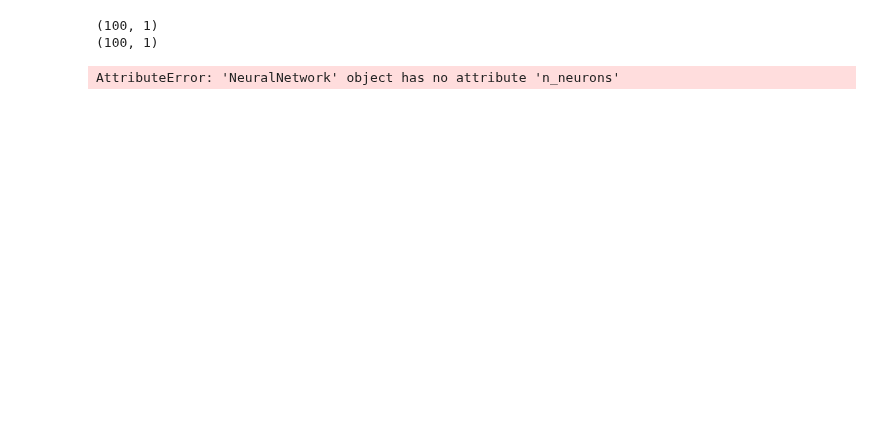
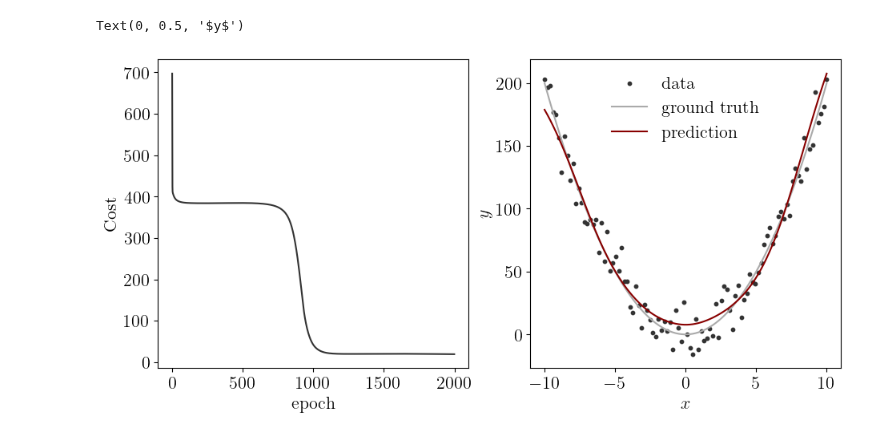
Before and after one commit to pastranacl/IAcobus, a Jupyter notebook: neural_network_scratch.ipynb, the cells around one changed output. Cells and saved outputs as stored; diff of their text form; code cells hidden in the pictures; blank space fills up the shorter version.

Commit message:
First functional version! test codes parabola

```diff
--- a/neural_network_scratch.ipynb
+++ b/neural_network_scratch.ipynb
@@ -6,46 +6,76 @@ from neurnet import NeuralNetwork
 # %%
 """
     EXAMPLE 1:  one-to-one fit numerical data
 """
 
+# Generate synthetic data with noise
 def scalar_function(X):
-    return np.sin(X)
+    return 2*X**2
 
-n_inputs = 100
-noise = 0.2
-X_test = np.linspace(-10,10, n_inputs).reshape(n_inputs, 1)
-Y_test = scalar_function(X_test) + noise*np.random.randn(n_inputs,1)
+n_vals = 100
+noise = 10
+X_test = np.linspace(-10,10, n_vals).reshape(1, n_vals)
+Y_test = scalar_function(X_test) + noise*np.random.randn(1, n_vals)
 
 
 
 # Create the network
-topology = [2,3,4]
-activation_funcs = ['relu',
-                    'relu',
+topology = [64, 64, 1]
+activation_funcs = ['sigmoid',
+                    'sigmoid',
                     'linear']
-cost_funct = 'mse'
+n_inputs = 1
+ryc = NeuralNetwork(n_inputs,
+                    topology,
+                    activation_funcs,
+                    cost_func='mse')
 
-ryc = NeuralNetwork(n_inputs, topology, activation_funcs, cost_funct)
-cost = ryc.train(X_test, Y_test)
+cost = ryc.train(X_test, Y_test,
+                 num_epochs=2000,
+                 batch_size=5,
+                 learning_rate=5e-6,
+                 verbose=False)
 
 
-# Plot
+# Plots +++++++++++++++++++++++++++++++++++++++++++
 font = {'family' : 'serif',
         'weight' : 'normal',
         'size'   : 16}
 
 plt.rc('text', usetex=True)
 plt.rc('font', **font)
-fig, ax = plt.subplots()
 
-plt.plot(X_test, Y_test, 'o')
-plt.plot(X_test, scalar_function(X_test),
-          color="#aaaaaa",
-          label="ground truth")
+fig, axs = plt.subplots(ncols=2, figsize=(11, 5))
+ax_cost = axs[0]
+ax_result = axs[1]
 
-ax.set_xlabel(r"$x$")
-ax.set_ylabel(r"$y$")
+ax_cost.plot(cost, color='#333333')
+ax_cost.set_ylabel(r"Cost")
+ax_cost.set_xlabel(r"epoch")
+
+
+ax_result.scatter(X_test.T,
+               Y_test.T,
+               s=10,
+               color="#333333",
+               label="data")
+
+
+ax_result.plot(X_test.T,
+               scalar_function(X_test.T),
+                color="#aaaaaa",
+                label="ground truth")
+
+
+ax_result.plot(X_test.T,
+               ryc.forward(X_test).T,
+                color="#880000",
+                label="prediction")
+
+ax_result.legend(frameon=False)
+
+ax_result.set_xlabel(r"$x$")
+ax_result.set_ylabel(r"$y$")
 # %% [output]
-(100, 1)
-(100, 1)
+Text(0, 0.5, '$y$')
-AttributeError: 'NeuralNetwork' object has no attribute 'n_neurons'
+[figure, added]
```
Also changed, not shown: 1 other file.
